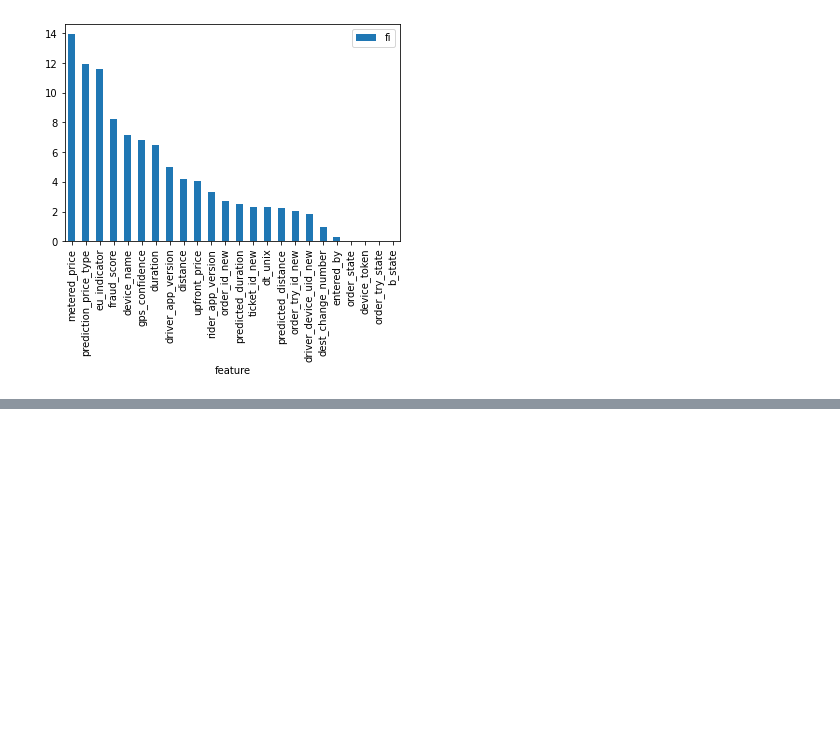
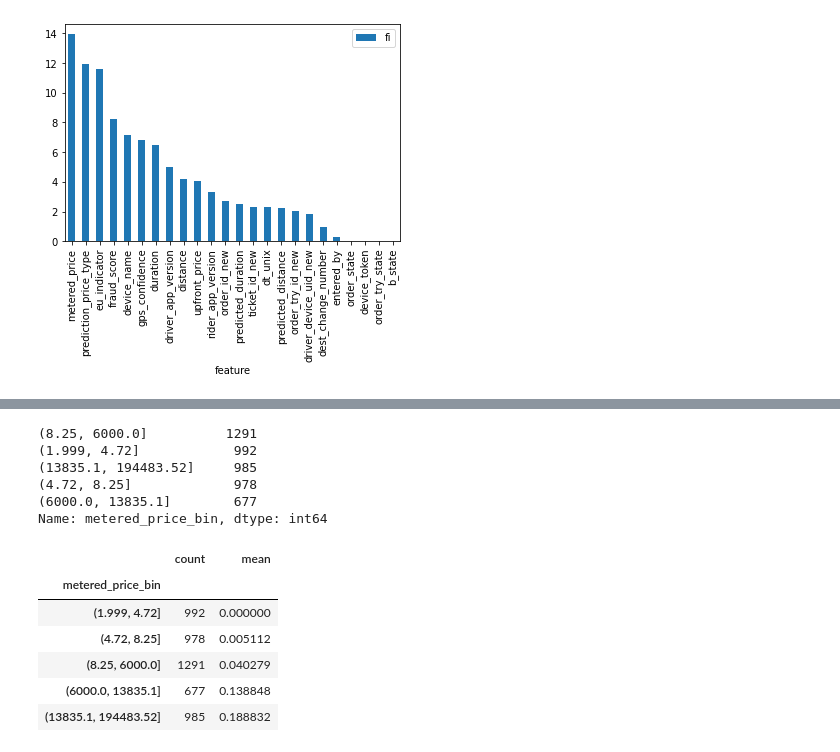
Before and after one commit to Starburned7/data-analytics-projects, a Jupyter notebook: taxi_data_analysis.ipynb, the cells around one changed output, grey strips where cells are left out. Drawn from its saved outputs; the diff is of its cells as text; code cells hidden in the pictures; blank space fills up the shorter version.

```diff
--- a/taxi_data_analysis.ipynb
+++ b/taxi_data_analysis.ipynb
@@ -407,0 +412,2 @@ fi.sort_values('fi',ascending=False).set_index('feature').plot(kind='bar');
+# %%
+df['metered_price_bin'] = pd.qcut(df['metered_price'], 5)
@@ -407,0 +430,19 @@ fi.sort_values('fi',ascending=False).set_index('feature').plot(kind='bar');
+# %%
+df['metered_price_bin'].value_counts()
+# %% [output]
+(8.25, 6000.0]          1291
+(1.999, 4.72]            992
+(13835.1, 194483.52]     985
+(4.72, 8.25]             978
+(6000.0, 13835.1]        677
+Name: metered_price_bin, dtype: int64
+# %%
+df.groupby('metered_price_bin')['overpaid_ride_ticket'].agg(['count','mean'])
+# %% [output]
+|  | count | mean |
+| metered_price_bin |  |  |
+| (1.999, 4.72] | 992 | 0.000000 |
+| (4.72, 8.25] | 978 | 0.005112 |
+| (8.25, 6000.0] | 1291 | 0.040279 |
+| (6000.0, 13835.1] | 677 | 0.138848 |
+| (13835.1, 194483.52] | 985 | 0.188832 |
```
Also changed, not shown: parts of 3 cells of this notebook.
